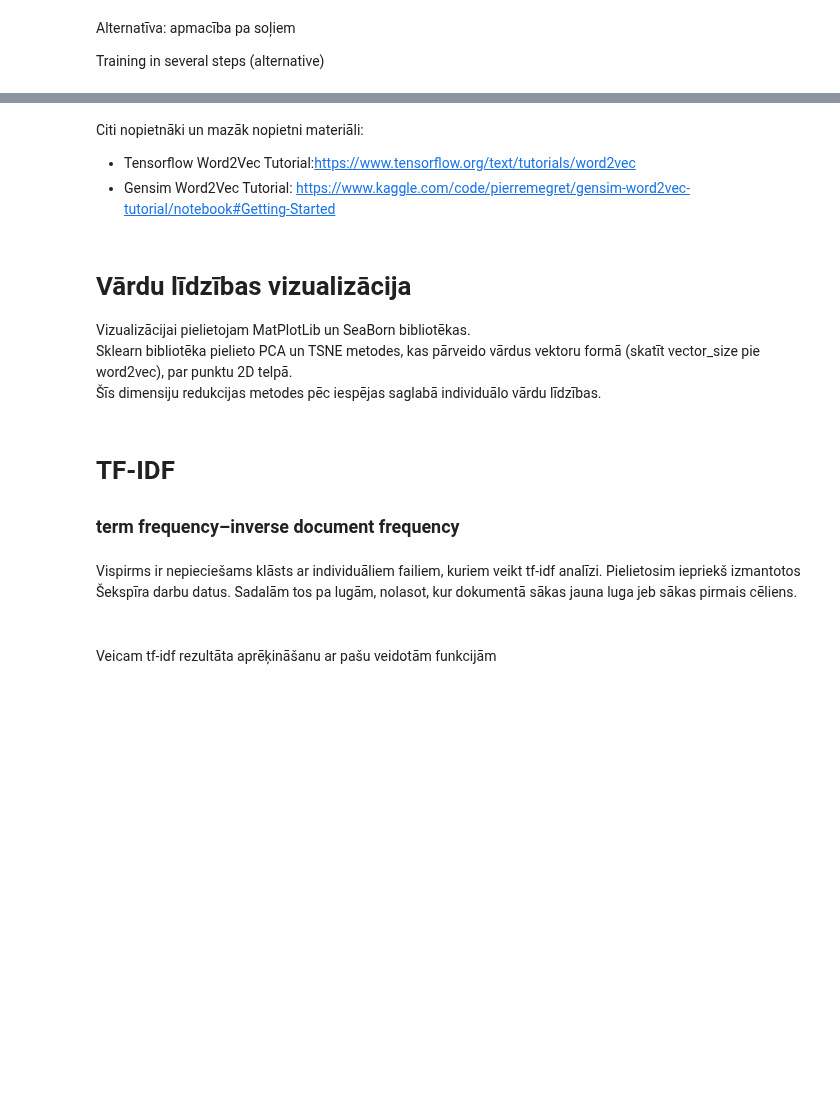
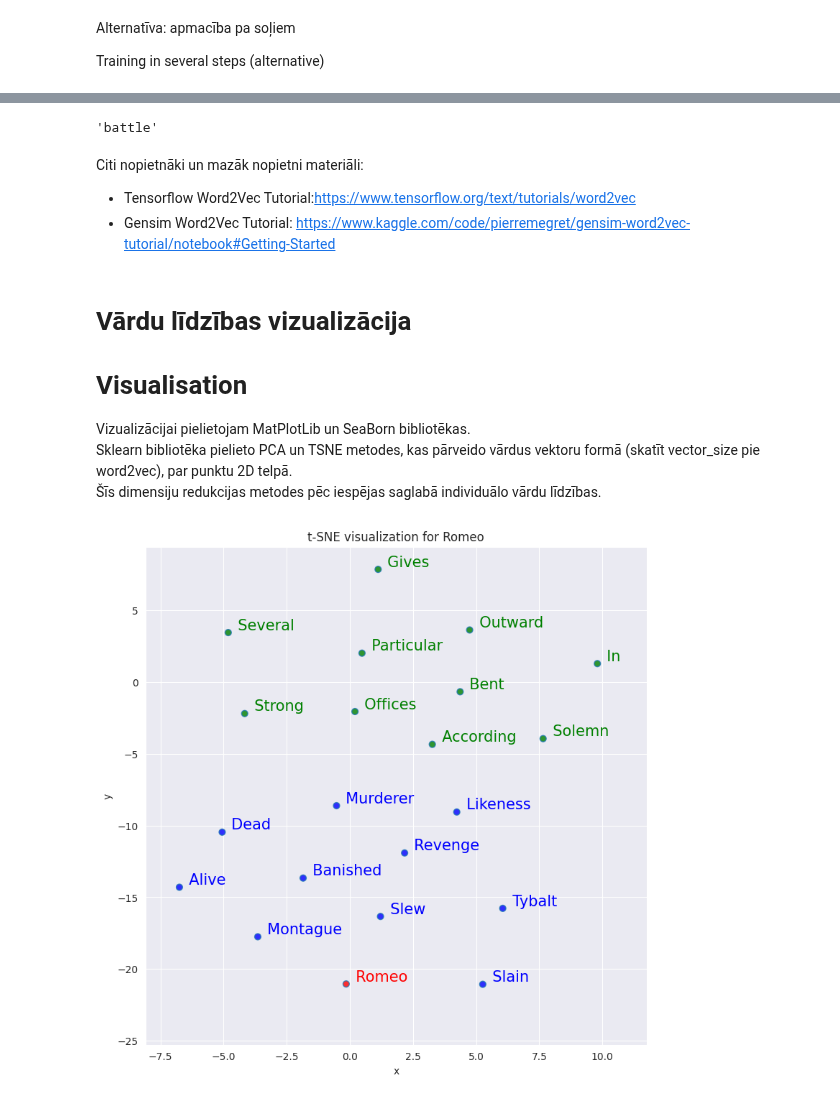
Before and after one commit to LUMII-AILab/NLP_Course, a Jupyter notebook: notebooks/Word2vec.ipynb, the cells around one changed output, grey strips where cells are left out. Drawn from its saved outputs; the diff is of its cells as text; code cells hidden in the pictures; blank space fills up the shorter version.

```diff
--- a/notebooks/Word2vec.ipynb
+++ b/notebooks/Word2vec.ipynb
@@ -106,5 +141,8 @@ w2v_model.wv.similarity("saule", "pavasars")
 # %%
-w2v_model.wv.doesnt_match(["brīve", "pavasars", "saule"])
+# w2v_model.wv.doesnt_match(["brīve", "pavasars", "saule"])
+w2v_model.wv.doesnt_match(["Juliet", "battle", "Romeo"])
+# %% [output]
+'battle'
 # %% [markdown]
 Citi nopietnāki un mazāk nopietni materiāli:
 
@@ -112,6 +150,7 @@ Citi nopietnāki un mazāk nopietni materiāli:
 * Gensim Word2Vec Tutorial: https://www.kaggle.com/code/pierremegret/gensim-word2vec-tutorial/notebook#Getting-Started
 # %% [markdown]
 # Vārdu līdzības vizualizācija
+# Visualisation
 Vizualizācijai pielietojam MatPlotLib un SeaBorn bibliotēkas. <br>
 Sklearn bibliotēka pielieto PCA un TSNE metodes, kas pārveido vārdus vektoru formā (skatīt vector_size pie word2vec), par punktu 2D telpā. <br>
 Šīs dimensiju redukcijas metodes pēc iespējas saglabā individuālo vārdu līdzības.
@@ -202,12 +241,9 @@ def tsnescatterplot(model, word, list_names):
 # %%
 # Red: Original word
 # Blue: 10 closest word matches to the original word
 # Green: 10 furthest word matches to the original word
 
-word = "saule"
+word = "Romeo"
 tsnescatterplot(w2v_model, word, [i[0] for i in w2v_model.wv.most_similar(negative=[word])])
+# %% [output]
+[figure, added]
-# %% [markdown]
-# TF-IDF
-### term frequency–inverse document frequency
-# %% [markdown]
-Vispirms ir nepieciešams klāsts ar individuāliem failiem, kuriem veikt tf-idf analīzi. Pielietosim iepriekš izmantotos Šekspīra darbu datus. Sadalām tos pa lugām, nolasot, kur dokumentā sākas jauna luga jeb sākas pirmais cēliens.
@@ -225,2 +249,0 @@ print("Divided into {} files".format(work_count))
-# %% [markdown]
-<br> Veicam tf-idf rezultāta aprēķināšanu ar pašu veidotām funkcijām
```
Also changed, not shown: parts of 17 cells of this notebook.
